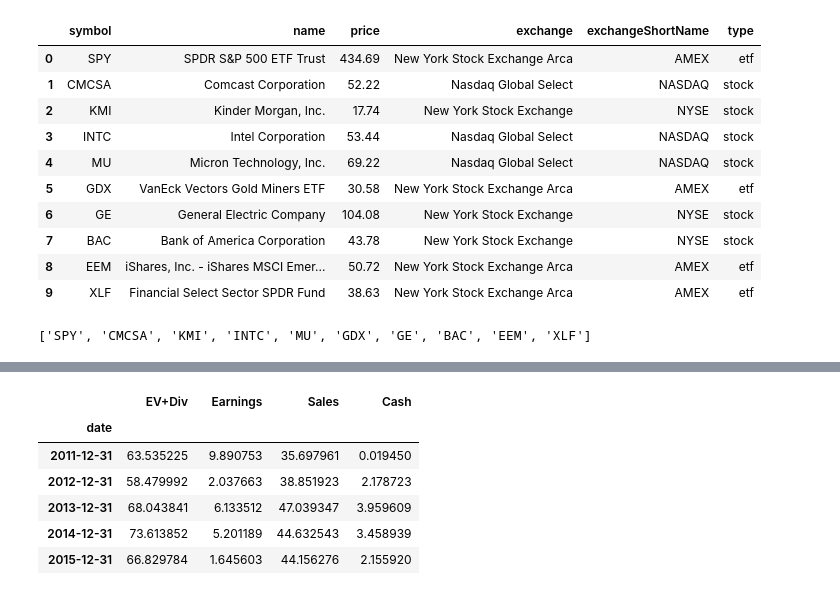
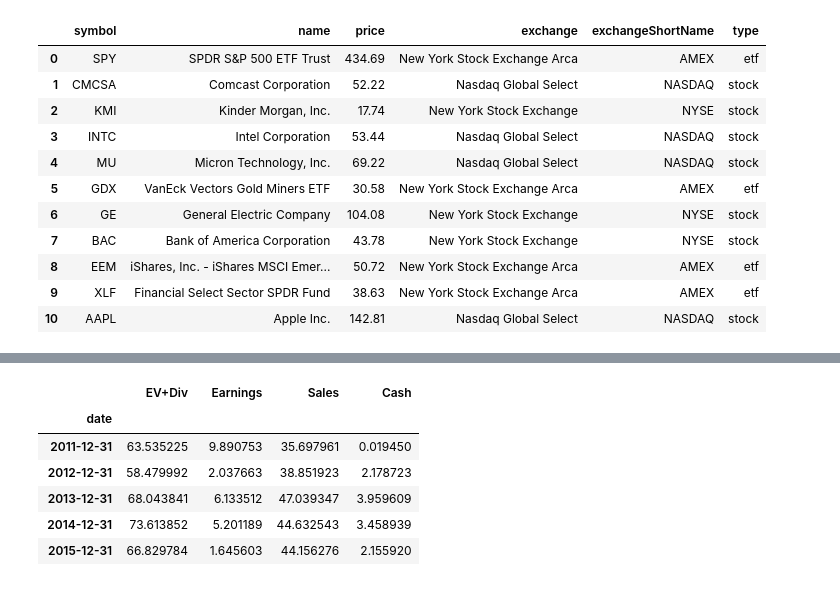
Before and after one commit to VinnyCarter05/fmpsdk-master, a Jupyter notebook: fmpsdk-load_to_sql.ipynb, the cells around one changed output, grey strips where cells are left out. Saved outputs shown, nothing was run; the diff lists cells and outputs as text; code cells hidden in the pictures.

Commit message:
added more stocks

```diff
--- a/fmpsdk-load_to_sql.ipynb
+++ b/fmpsdk-load_to_sql.ipynb
@@ -80,16 +79,17 @@ symbols
  'PFE',
  'NOK']
 # %%
-df_symbols.iloc[0:10]
+df_symbols.iloc[0:11]
 # %% [output]
 |  | symbol | name | price | exchange | exchangeShortName | type |
 | 0 | SPY | SPDR S&P 500 ETF Trust | 434.69 | New York Stock Exchange Arca | AMEX | etf |
 | 1 | CMCSA | Comcast Corporation | 52.22 | Nasdaq Global Select | NASDAQ | stock |
 | 2 | KMI | Kinder Morgan, Inc. | 17.74 | New York Stock Exchange | NYSE | stock |
 | 3 | INTC | Intel Corporation | 53.44 | Nasdaq Global Select | NASDAQ | stock |
 | 4 | MU | Micron Technology, Inc. | 69.22 | Nasdaq Global Select | NASDAQ | stock |
 | 5 | GDX | VanEck Vectors Gold Miners ETF | 30.58 | New York Stock Exchange Arca | AMEX | etf |
 | 6 | GE | General Electric Company | 104.08 | New York Stock Exchange | NYSE | stock |
 | 7 | BAC | Bank of America Corporation | 43.78 | New York Stock Exchange | NYSE | stock |
 | 8 | EEM | iShares, Inc. - iShares MSCI Emer... | 50.72 | New York Stock Exchange Arca | AMEX | etf |
 | 9 | XLF | Financial Select Sector SPDR Fund | 38.63 | New York Stock Exchange Arca | AMEX | etf |
+| 10 | AAPL | Apple Inc. | 142.81 | Nasdaq Global Select | NASDAQ | stock |
@@ -101,7 +95,0 @@ logging.info ('symbols table added to stocks.db')
-# %%
-symbols = []
-for index in range (0,10):
-    symbols.append(df_symbols.iloc[index]['symbol'])
-symbols
-# %% [output]
-['SPY', 'CMCSA', 'KMI', 'INTC', 'MU', 'GDX', 'GE', 'BAC', 'EEM', 'XLF']
```
Also changed, not shown: parts of 9 cells of this notebook, 2 other files.
